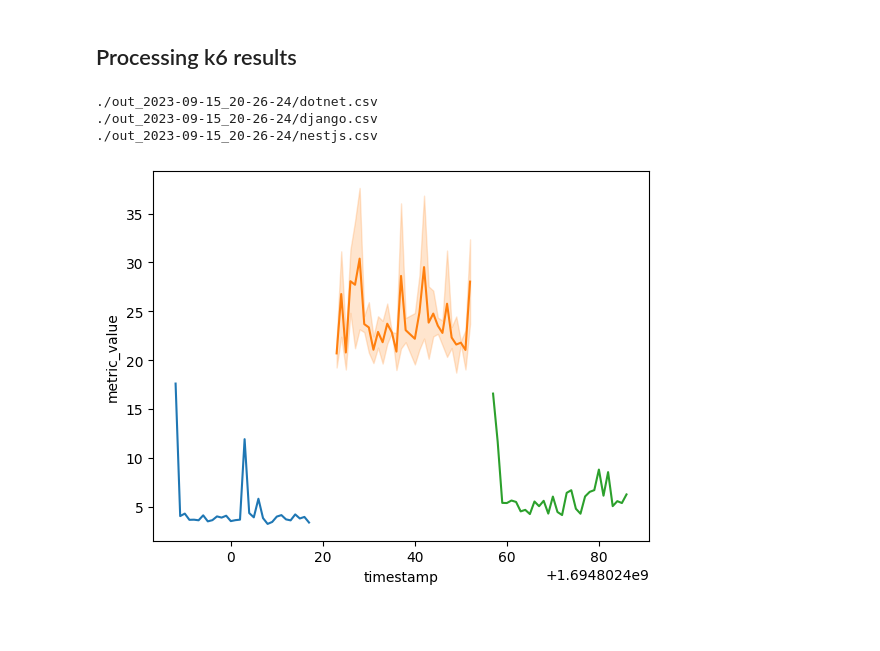
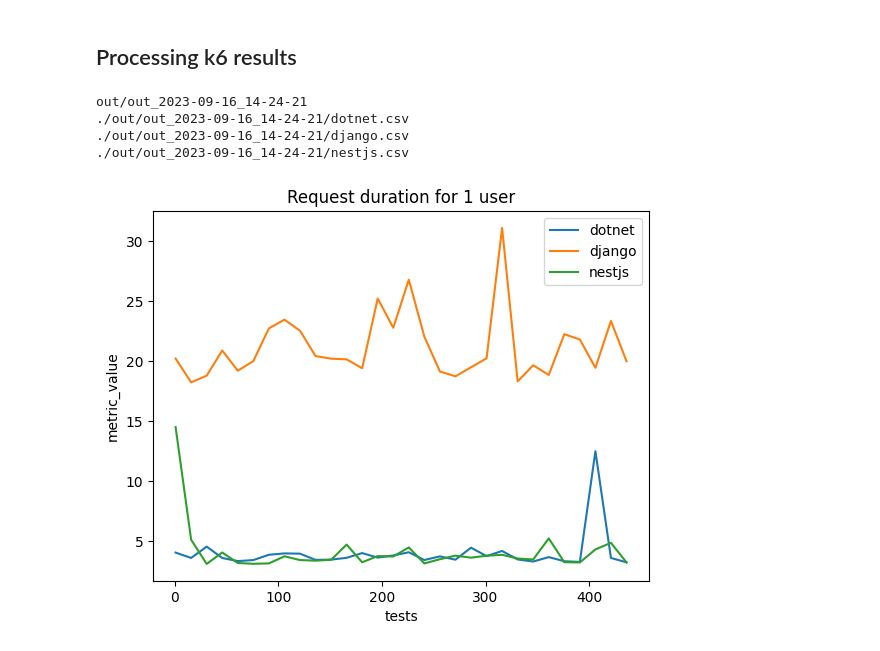
Before and after one commit to lukomski/framework_benchmark, a Jupyter notebook: notebooks/k6-processing.ipynb, the cells around one changed output. Cells and saved outputs as stored; diff of their text form; code cells hidden in the pictures; blank space fills up the shorter version.

Commit message:
Update k6 tests for one user

```diff
--- a/notebooks/k6-processing.ipynb
+++ b/notebooks/k6-processing.ipynb
@@ -18,3 +3,8 @@ data = {
+# %%
+import json
+SETUP_PATH = 'setup.json'
+f = open(SETUP_PATH)
+data = json.load(f)
 # %%
 import pandas as pd
 import seaborn as sns
@@ -22,20 +13,25 @@ import numpy as np
 # %%
-dir = 'out_2023-09-15_20-26-24'
+import utils
 
-for key in data:
-    fw = data[key]
+dir = utils.get_last_result_dir()
+print(dir)
+
+for key in data["apps"]:
+    fw = data["apps"][key]
     path = f'./{dir}/{fw["name"]}.csv'
     print(path)
-    data[key]['df'] = pd.read_csv(path)
+    data["apps"][key]['df'] = pd.read_csv(path)
 # %% [output]
-./out_2023-09-15_20-26-24/dotnet.csv
-./out_2023-09-15_20-26-24/django.csv
-./out_2023-09-15_20-26-24/nestjs.csv
+out/out_2023-09-16_14-24-21
+./out/out_2023-09-16_14-24-21/dotnet.csv
+./out/out_2023-09-16_14-24-21/django.csv
+./out/out_2023-09-16_14-24-21/nestjs.csv
 # %%
-for key in data:
-    fw = data[key]
+for key in data["apps"]:
+    fw = data["apps"][key]
     df = fw['df']
     df_1 = df.loc[(df['metric_name'] == 'http_req_duration')]
-    sns.lineplot(data=df_1, x='timestamp', y='metric_value')
+    duration = df_1['metric_value']
+    sns.lineplot(data=duration, label=f'{fw["name"]}').set(title=f'Request duration for {data["vus"]} {"users" if data["vus"] > 1 else "user"}', xlabel="tests")
 # %% [output]
-[figure, old version]
+[figure, new version]
```
Also changed, not shown: parts of 6 cells of this notebook, 10 other files.
